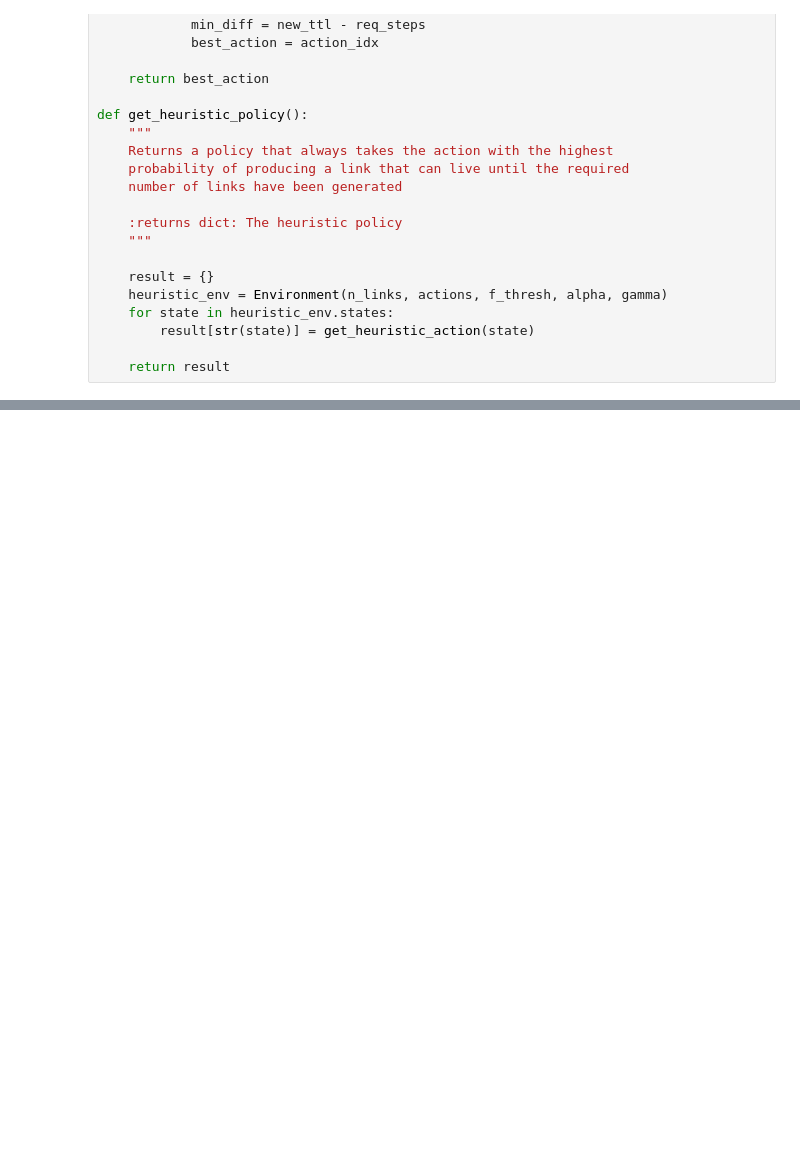
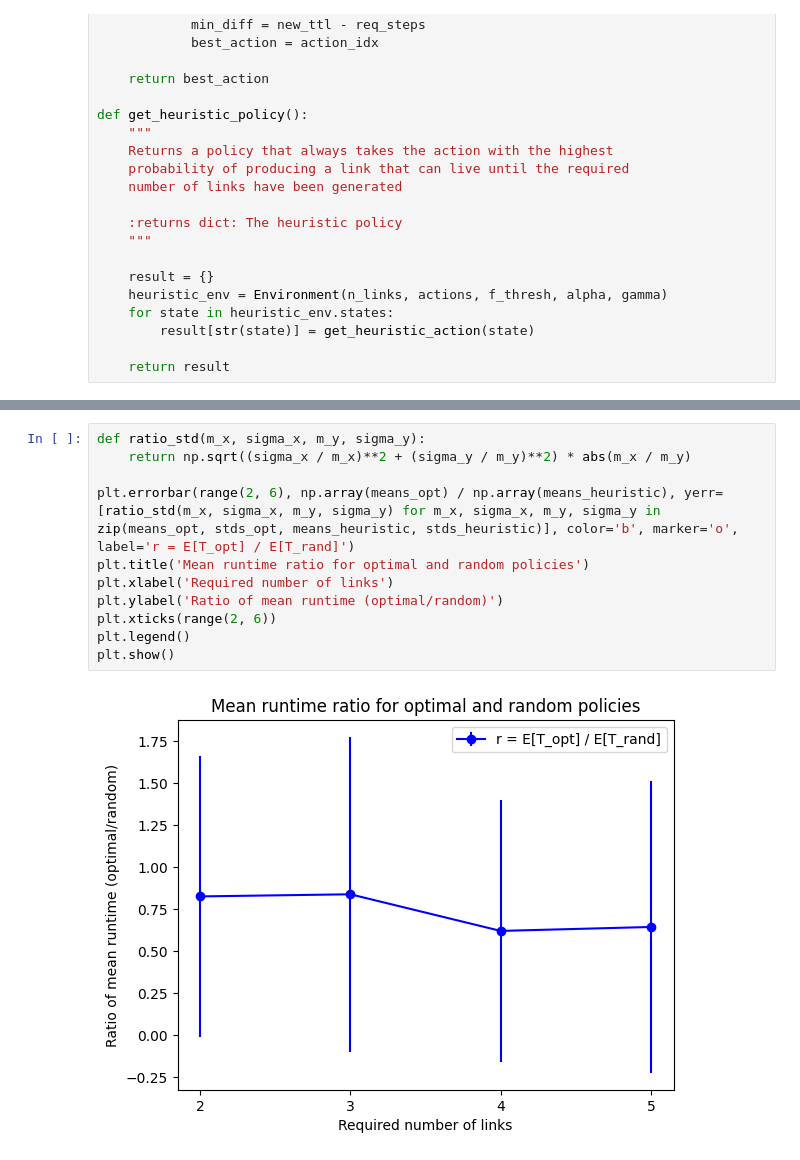
Before and after one commit to Bggoranoff/optimal-qn, a Jupyter notebook: src/adaptivealgo/experiments/experiment_heuristic_maxpi.ipynb, the cells around one changed output, grey strips where cells are left out. Cells and saved outputs as stored; diff of their text form; blank space fills up the shorter version.

```diff
--- a/src/adaptivealgo/experiments/experiment_heuristic_maxpi.ipynb
+++ b/src/adaptivealgo/experiments/experiment_heuristic_maxpi.ipynb
@@ -130,0 +138,13 @@ Policy iteration for 5 links took 3 iterations
+# %%
+def ratio_std(m_x, sigma_x, m_y, sigma_y):
+    return np.sqrt((sigma_x / m_x)**2 + (sigma_y / m_y)**2) * abs(m_x / m_y)
+
+plt.errorbar(range(2, 6), np.array(means_opt) / np.array(means_heuristic), yerr=[ratio_std(m_x, sigma_x, m_y, sigma_y) for m_x, sigma_x, m_y, sigma_y in zip(means_opt, stds_opt, means_heuristic, stds_heuristic)], color='b', marker='o', label='r = E[T_opt] / E[T_rand]')
+plt.title('Mean runtime ratio for optimal and random policies')
+plt.xlabel('Required number of links')
+plt.ylabel('Ratio of mean runtime (optimal/random)')
+plt.xticks(range(2, 6))
+plt.legend()
+plt.show()
+# %% [output]
+[figure, added]
```
Also changed, not shown: parts of 4 cells of this notebook, 9 other files.
